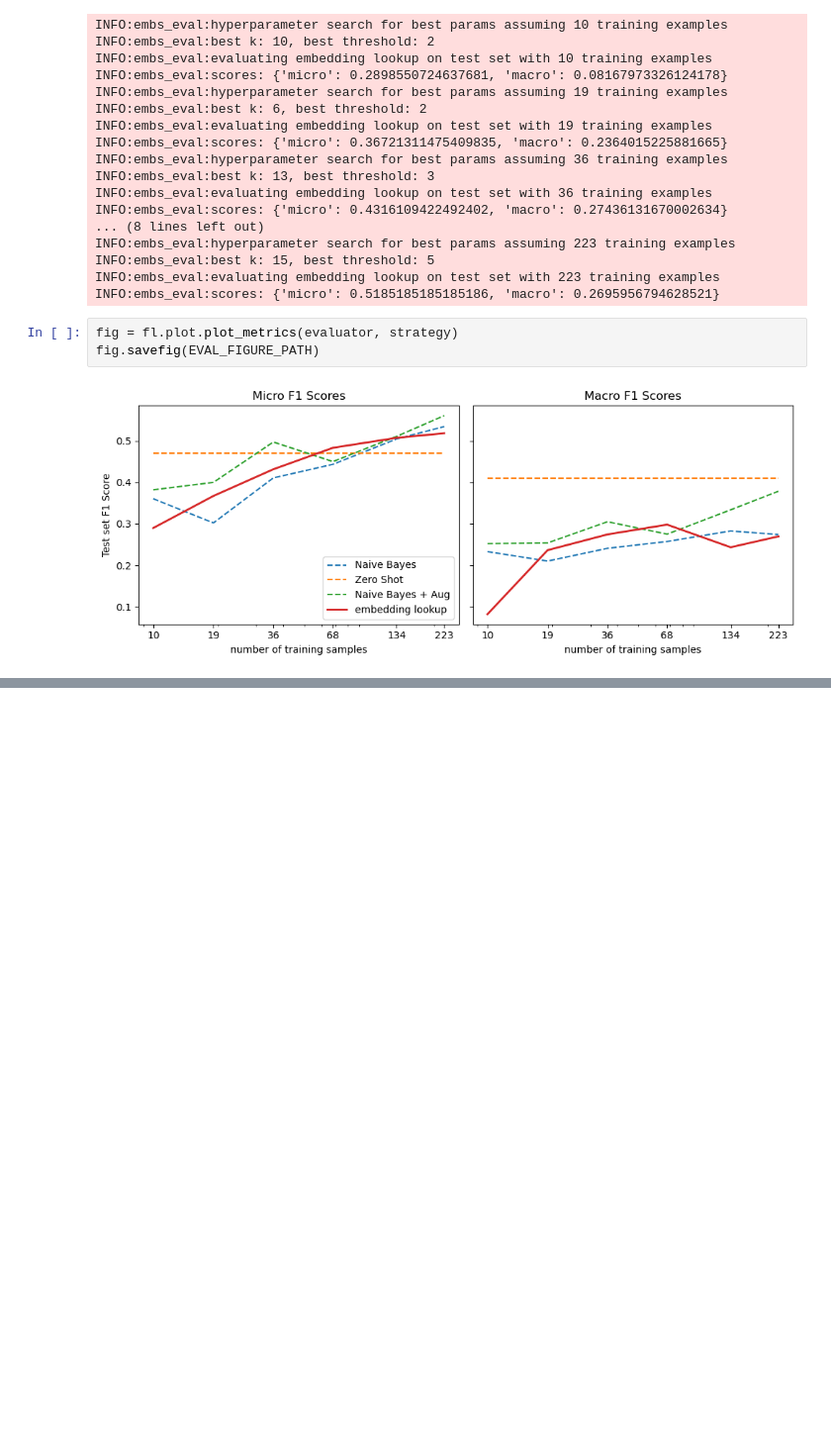
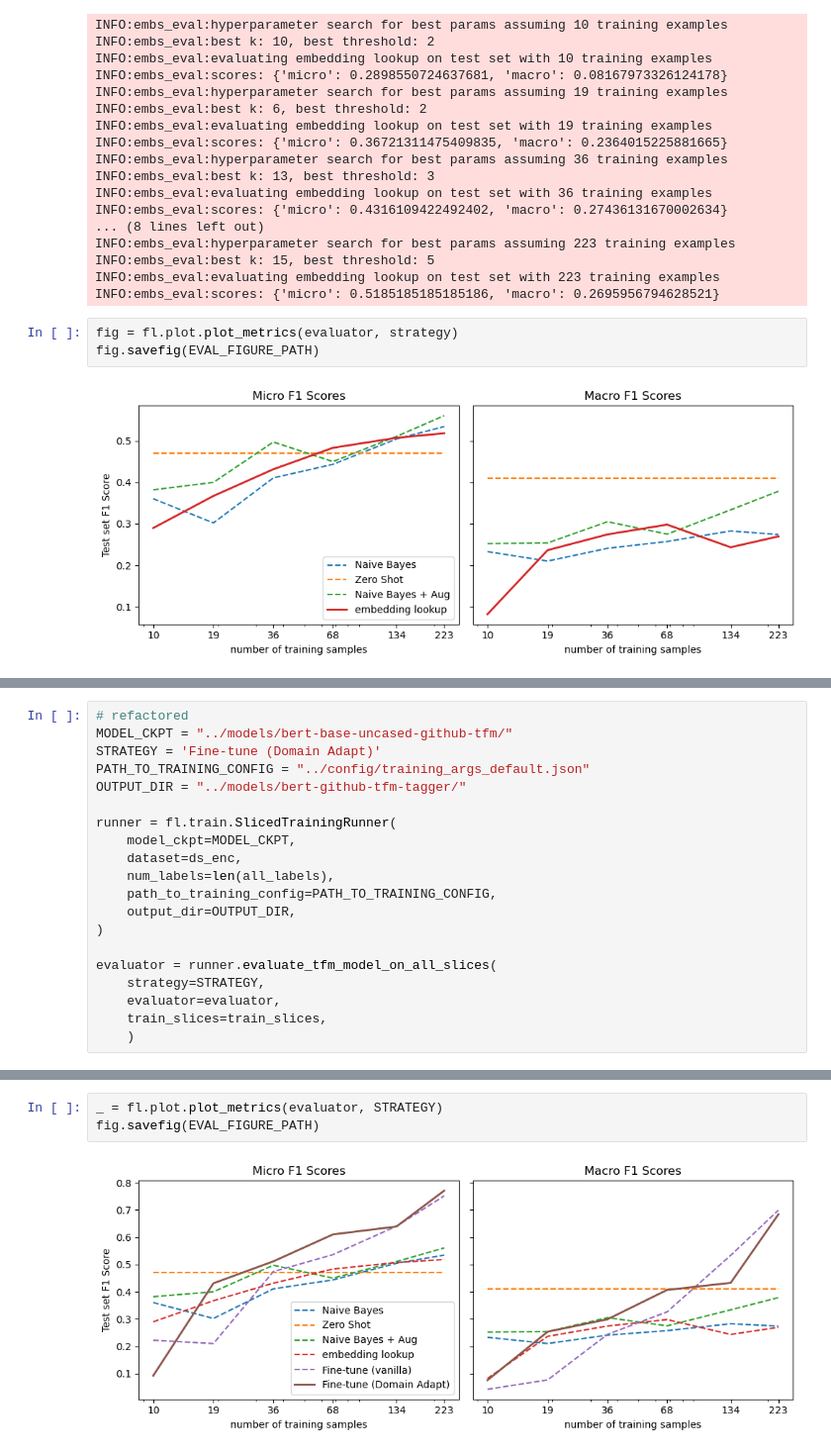
Before and after one commit to spayot/nlp_with_transformers, a Jupyter notebook: chp09_few_to_no_labels/notebooks/nlpt_09_few_to_no_labels.ipynb, the cells around one changed output, grey strips where cells are left out. Shown: that part at 99% size. Drawn from its saved outputs; the diff is of its cells as text; blank space fills up the shorter version.

```diff
--- a/chp09_few_to_no_labels/notebooks/nlpt_09_few_to_no_labels.ipynb
+++ b/chp09_few_to_no_labels/notebooks/nlpt_09_few_to_no_labels.ipynb
@@ -694,0 +1015,20 @@ fig.savefig(EVAL_FIGURE_PATH)
+# %%
+# refactored
+MODEL_CKPT = "../models/bert-base-uncased-github-tfm/"
+STRATEGY = 'Fine-tune (Domain Adapt)'
+PATH_TO_TRAINING_CONFIG = "../config/training_args_default.json"
+OUTPUT_DIR = "../models/bert-github-tfm-tagger/"
+
+runner = fl.train.SlicedTrainingRunner(
+    model_ckpt=MODEL_CKPT,
+    dataset=ds_enc,
+    num_labels=len(all_labels),
+    path_to_training_config=PATH_TO_TRAINING_CONFIG,
+    output_dir=OUTPUT_DIR,
+)
+
+evaluator = runner.evaluate_tfm_model_on_all_slices(
+    strategy=STRATEGY,
+    evaluator=evaluator,
+    train_slices=train_slices,
+    )
@@ -694,0 +1053,5 @@ fig.savefig(EVAL_FIGURE_PATH)
+# %%
+_ = fl.plot.plot_metrics(evaluator, STRATEGY)
+fig.savefig(EVAL_FIGURE_PATH)
+# %% [output]
+[figure, added]
```
Also changed, not shown: parts of 26 cells of this notebook, 9 other files.
